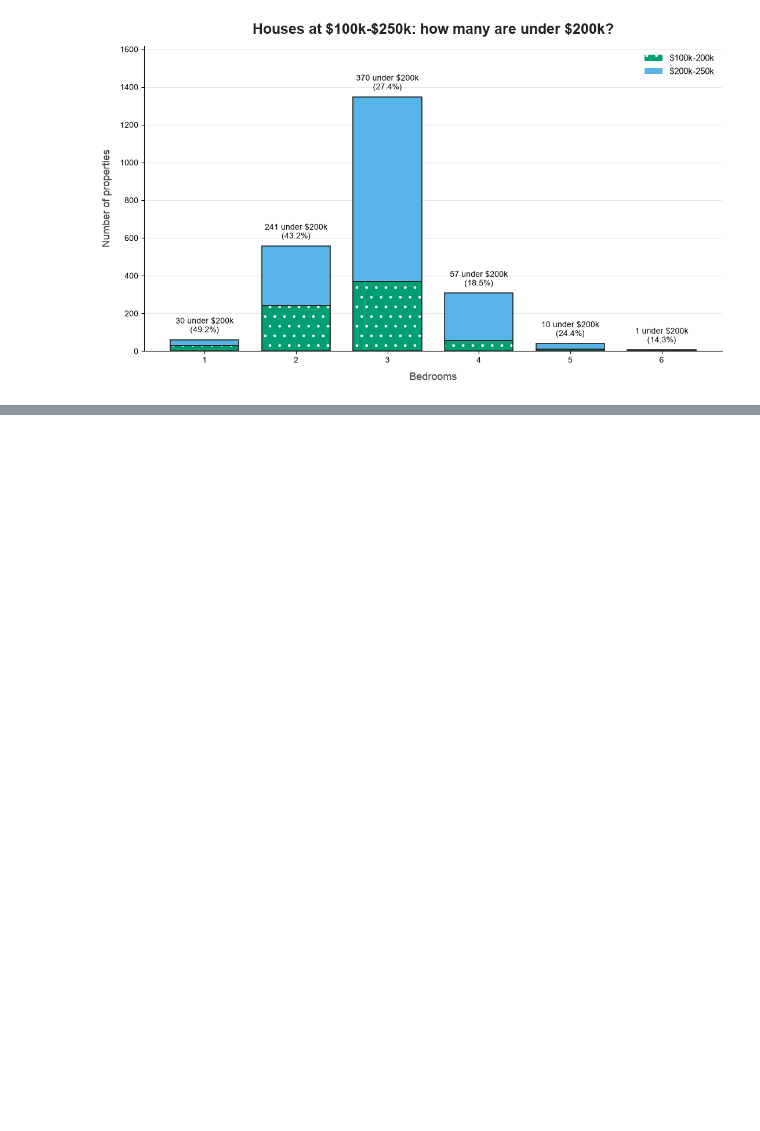
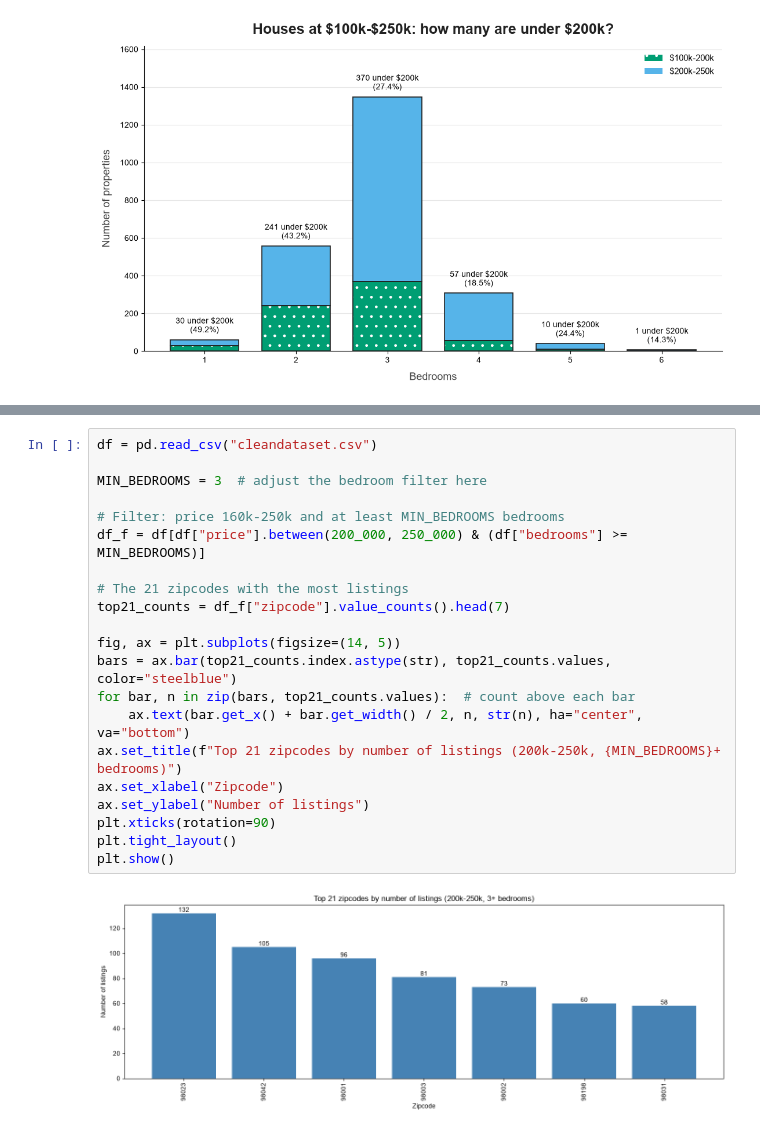
Before and after one commit to Prndxt/eda_project, a Jupyter notebook: 04_eda.ipynb, the cells around one changed output, grey strips where cells are left out. Drawn from its saved outputs; the diff is of its cells as text; blank space fills up the shorter version.

```diff
--- a/04_eda.ipynb
+++ b/04_eda.ipynb
@@ -244,0 +287,23 @@ plt.show()
+# %%
+df = pd.read_csv("cleandataset.csv")
+
+MIN_BEDROOMS = 3  # adjust the bedroom filter here
+
+# Filter: price 160k-250k and at least MIN_BEDROOMS bedrooms
+df_f = df[df["price"].between(200_000, 250_000) & (df["bedrooms"] >= MIN_BEDROOMS)]
+
+# The 21 zipcodes with the most listings
+top21_counts = df_f["zipcode"].value_counts().head(7)
+
+fig, ax = plt.subplots(figsize=(14, 5))
+bars = ax.bar(top21_counts.index.astype(str), top21_counts.values, color="steelblue")
+for bar, n in zip(bars, top21_counts.values):  # count above each bar
+    ax.text(bar.get_x() + bar.get_width() / 2, n, str(n), ha="center", va="bottom")
+ax.set_title(f"Top 21 zipcodes by number of listings (200k-250k, {MIN_BEDROOMS}+ bedrooms)")
+ax.set_xlabel("Zipcode")
+ax.set_ylabel("Number of listings")
+plt.xticks(rotation=90)
+plt.tight_layout()
+plt.show()
+# %% [output]
+[figure, added]
```
Also changed, not shown: parts of 3 cells of this notebook.
